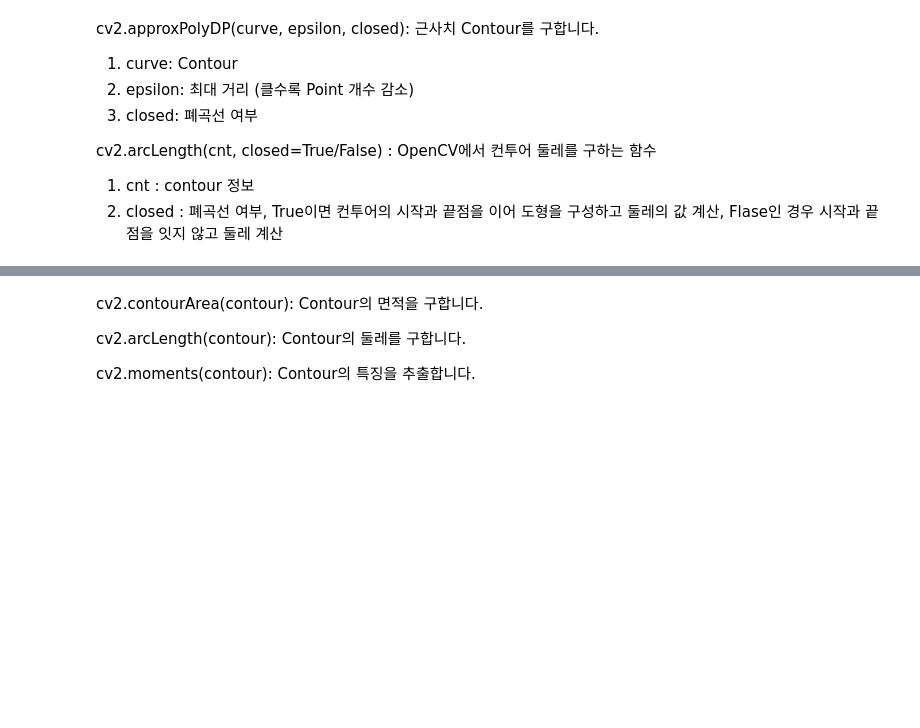
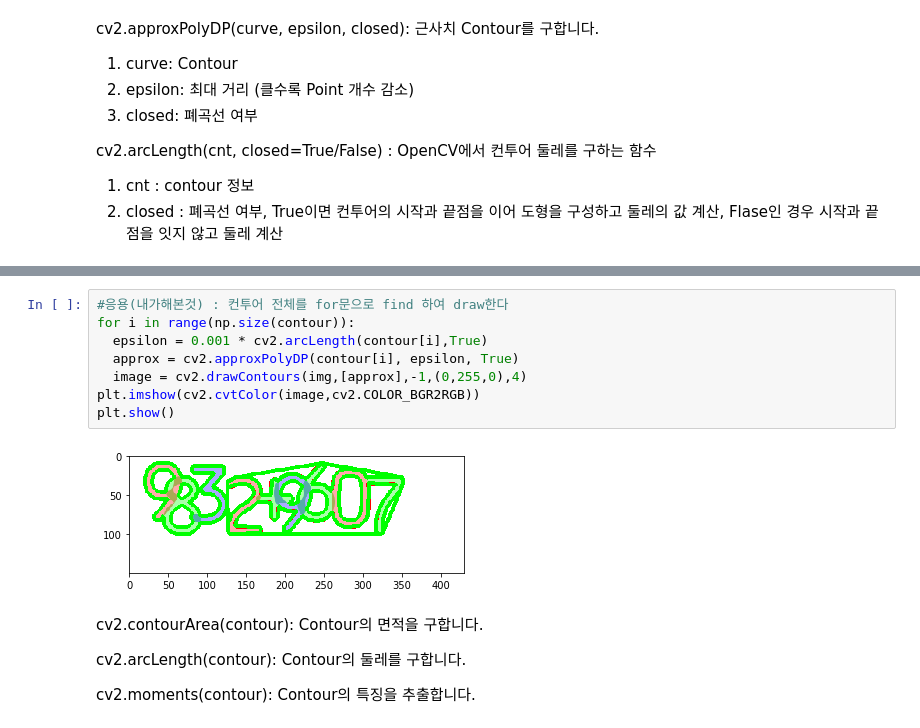
Before and after one commit to simonryu/Python-Data_Analysis-and-Image-Processing-Tutorial, a Jupyter notebook: 14. OpenCV Contours 처리.ipynb, the cells around one changed output, grey strips where cells are left out. Drawn from its saved outputs; the diff is of its cells as text; blank space fills up the shorter version.

```diff
--- a/14. OpenCV Contours 처리.ipynb
+++ b/14. OpenCV Contours 처리.ipynb
@@ -111,3 +111,13 @@ plt.show()
+# %%
+#응용(내가해본것) : 컨투어 전체를 for문으로 find 하여 draw한다
+for i in range(np.size(contour)):
+  epsilon = 0.001 * cv2.arcLength(contour[i],True)
+  approx = cv2.approxPolyDP(contour[i], epsilon, True)
+  image = cv2.drawContours(img,[approx],-1,(0,255,0),4)
+plt.imshow(cv2.cvtColor(image,cv2.COLOR_BGR2RGB))
+plt.show()
+# %% [output]
+[figure, added]
 # %% [markdown]
 
 cv2.contourArea(contour): Contour의 면적을 구합니다.
```
Also changed, not shown: parts of 1 cell of this notebook.
